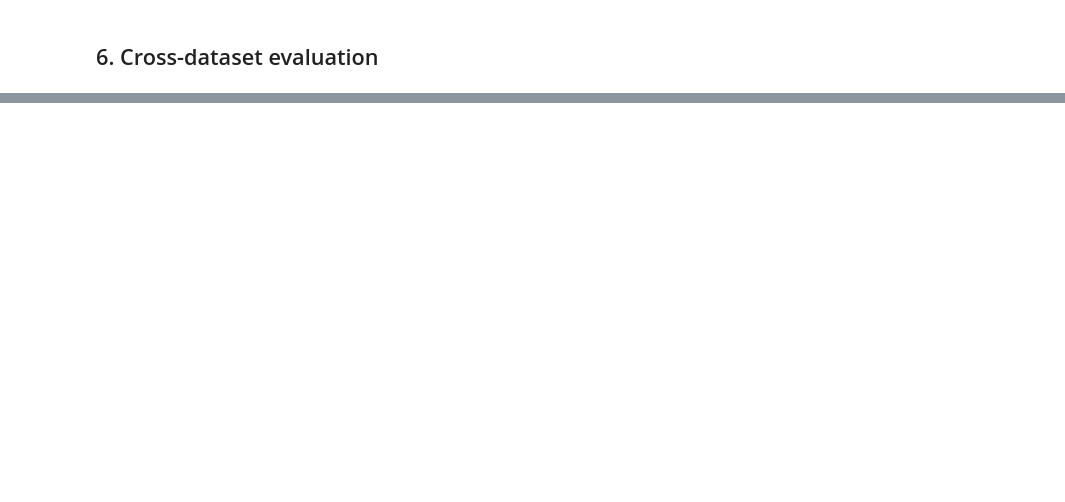
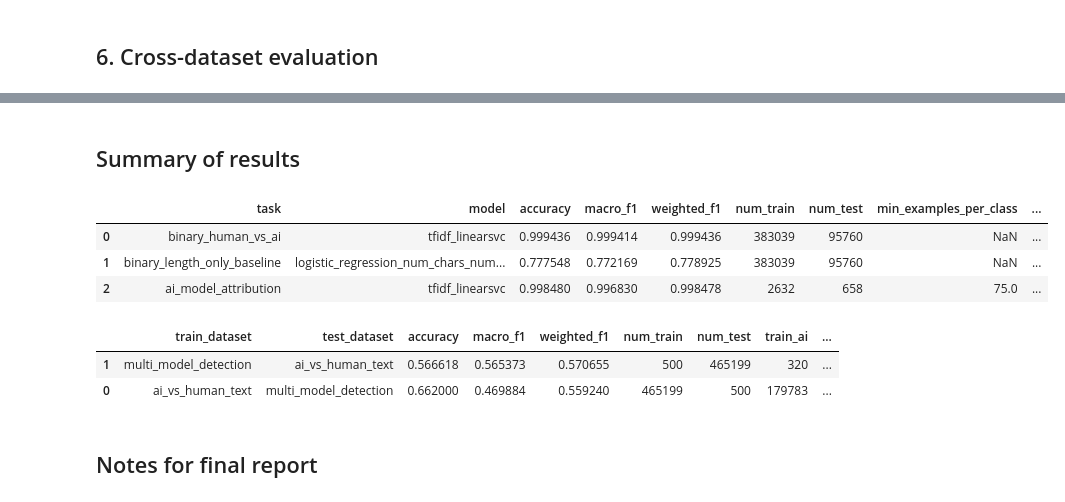
Before and after one commit to JevonTwitty/CS-4650-Final-Project, a Jupyter notebook: SVM/SVM.ipynb, the cells around one changed output, grey strips where cells are left out. Drawn from its saved outputs; the diff is of its cells as text; code cells hidden in the pictures; blank space fills up the shorter version.

```diff
--- a/SVM/SVM.ipynb
+++ b/SVM/SVM.ipynb
@@ -452,0 +674,5 @@ print(confusion_matrix(y_test, y_pred))
+# %%
+binary_df = make_binary_dataset(df).copy()
+
+binary_df["num_chars"] = binary_df["text"].str.len()
+binary_df["num_words"] = binary_df["text"].str.split().str.len()
@@ -452,0 +935,21 @@ print(confusion_matrix(y_test, y_pred))
+# %%
+multi_results = {
+    "task": "ai_model_attribution",
+    "model": "tfidf_linearsvc",
+    "min_examples_per_class": MIN_EXAMPLES_PER_CLASS,
+    "accuracy": accuracy_score(y_test_multi, multi_pred),
+    "macro_f1": f1_score(y_test_multi, multi_pred, average="macro"),
+    "weighted_f1": f1_score(y_test_multi, multi_pred, average="weighted"),
+    "num_train": len(multi_train),
+    "num_test": len(multi_test),
+    "num_classes": y_test_multi.nunique(),
+}
+
+multi_results_df = pd.DataFrame([multi_results])
+
+display(multi_results_df)
+
+multi_results_df.to_csv(
+    RESULTS_DIR / "multiclass_ai_model_results.csv",
+    index=False,
+)
@@ -452,0 +1157,29 @@ print(confusion_matrix(y_test, y_pred))
+# %% [markdown]
+## Summary of results
+# %%
+summary_rows = []
+
+summary_rows.append(binary_results)
+summary_rows.append(length_results)
+summary_rows.append(multi_results)
+
+summary_df = pd.DataFrame(summary_rows)
+display(summary_df)
+
+summary_df.to_csv(
+    RESULTS_DIR / "svm_summary_results.csv",
+    index=False,
+)
+# %% [output]
+|  | task | model | accuracy | macro_f1 | weighted_f1 | num_train | num_test | min_examples_per_class | ... |
+| 0 | binary_human_vs_ai | tfidf_linearsvc | 0.999436 | 0.999414 | 0.999436 | 383039 | 95760 | NaN | ... |
+| 1 | binary_length_only_baseline | logistic_regression_num_chars_num... | 0.777548 | 0.772169 | 0.778925 | 383039 | 95760 | NaN | ... |
+| 2 | ai_model_attribution | tfidf_linearsvc | 0.998480 | 0.996830 | 0.998478 | 2632 | 658 | 75.0 | ... |
+# %%
+display(cross_results_df.sort_values("macro_f1", ascending=False))
+# %% [output]
+|  | train_dataset | test_dataset | accuracy | macro_f1 | weighted_f1 | num_train | num_test | train_ai | ... |
+| 1 | multi_model_detection | ai_vs_human_text | 0.566618 | 0.565373 | 0.570655 | 500 | 465199 | 320 | ... |
+| 0 | ai_vs_human_text | multi_model_detection | 0.662000 | 0.469884 | 0.559240 | 465199 | 500 | 179783 | ... |
+# %% [markdown]
+## Notes for final report
```
Also changed, not shown: parts of 38 cells of this notebook, 9 other files.
